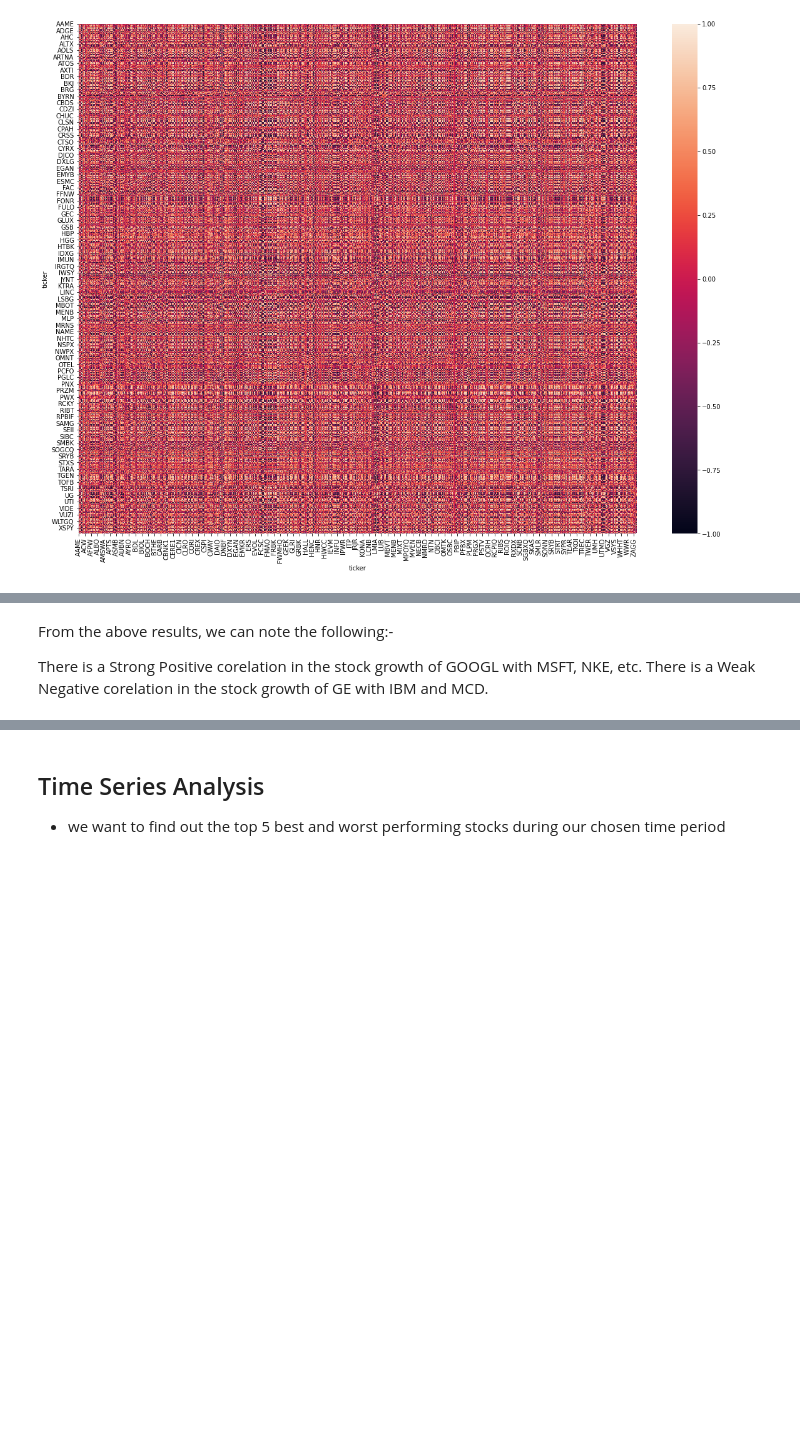
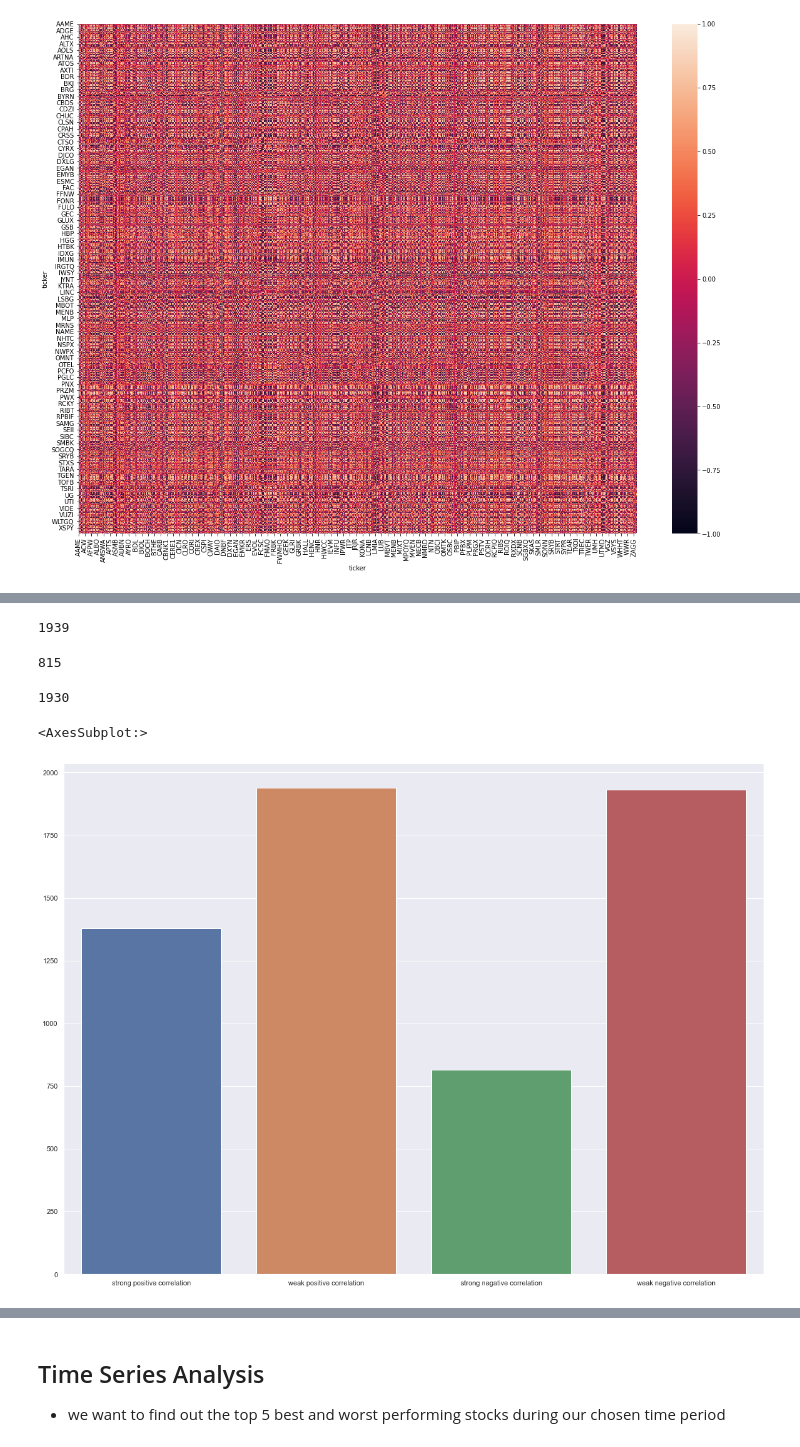
Before and after one commit to Quarky123/capstone, a Jupyter notebook: code/02_EDA_new.ipynb, the cells around one changed output, grey strips where cells are left out. Saved outputs shown, nothing was run; the diff lists cells and outputs as text; code cells hidden in the pictures; blank space fills up the shorter version.

```diff
--- a/code/02_EDA_new.ipynb
+++ b/code/02_EDA_new.ipynb
@@ -565,3 +555,10 @@ len(negative_cor.keys())
+# %%
+#filter correlation with threshold more than 0.5
+positive_cor_weak = filter_corelations_positive(corr, threshold=0.5)
+b = len(positive_cor_weak.keys())
+len(positive_cor_weak.keys())
+# %% [output]
+1939
 # %%
-#filter correlation with threshold more than -0.001
-negative_cor = filter_corelations_negative(corr, threshold=0.98)
+#filter correlation with threshold less than -0.9
+negative_cor_strong = filter_corelations_negative(corr, threshold=-0.9)
@@ -570,5 +565,18 @@ len(negative_cor.keys())
-# %% [markdown]
-From the above results, we can note the following:-
-
-There is a Strong Positive corelation in the stock growth of GOOGL with MSFT, NKE, etc.
-There is a Weak Negative corelation in the stock growth of GE with IBM and MCD.
+# %%
+c = len(negative_cor_strong.keys())
+len(negative_cor_strong.keys())
+# %% [output]
+815
+# %%
+#filter correlation with threshold less than -0.5
+negative_cor_weak = filter_corelations_negative(corr, threshold=-0.5)
+d = len(negative_cor_weak.keys())
+len(negative_cor_weak.keys())
+# %% [output]
+1930
+# %%
+sns.set()
+sns.barplot(x=['strong positive correlation','weak positive correlation','strong negative correlation','weak negative correlation'],y=[a,b,c,d])
+# %% [output]
+<AxesSubplot:>
+[figure, added]
```
Also changed, not shown: parts of 8 cells of this notebook, 1 other file.
